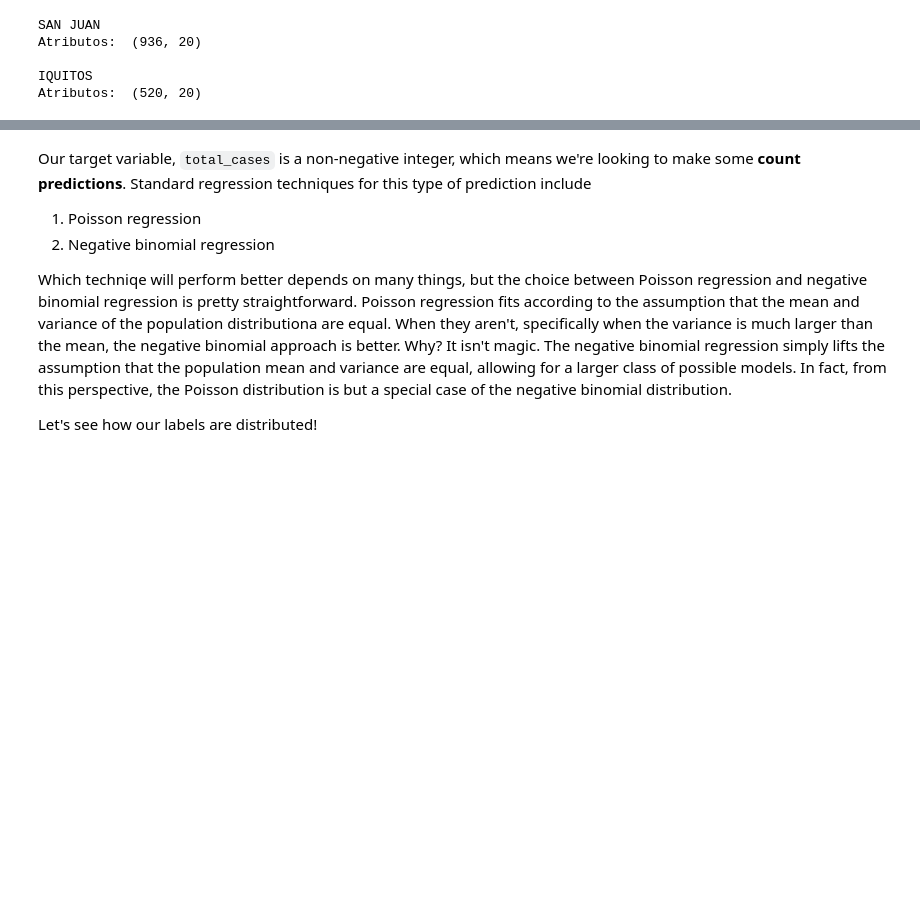
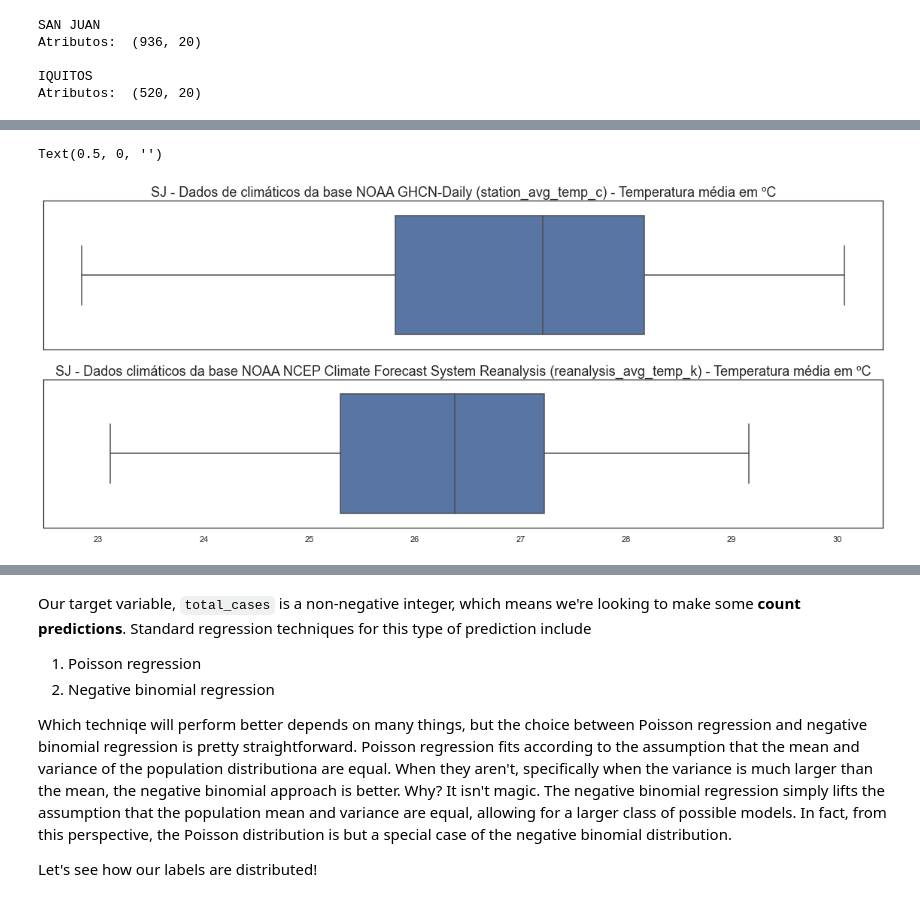
Before and after one commit to ciencia-dados-ifsp-grupo5/DengAI, a Jupyter notebook: notebooks/dengAI.ipynb, the cells around one changed output, grey strips where cells are left out. Saved outputs shown, nothing was run; the diff lists cells and outputs as text; code cells hidden in the pictures; blank space fills up the shorter version.

```diff
--- a/notebooks/dengAI.ipynb
+++ b/notebooks/dengAI.ipynb
@@ -390,0 +426,13 @@ Atributos:  (520, 20)
+# %%
+fig, axs = plt.subplots(2, sharex=True, figsize=(20,8))
+
+sns.boxplot(x=sj_features.station_avg_temp_c , ax=axs[0])
+axs[0].set_title('SJ - Dados de climáticos da base NOAA GHCN-Daily (station_avg_temp_c) - Temperatura média em ºC' )
+axs[0].set_xlabel('')
+
+sns.boxplot(x=sj_features.reanalysis_avg_temp_k - 273 , ax=axs[1])
+axs[1].set_title('SJ - Dados climáticos da base NOAA NCEP Climate Forecast System Reanalysis (reanalysis_avg_temp_k) - Temperatura média em ºC')
+axs[1].set_xlabel('')
+# %% [output]
+Text(0.5, 0, '')
+[figure, added]
```
Also changed, not shown: parts of 12 cells of this notebook.
